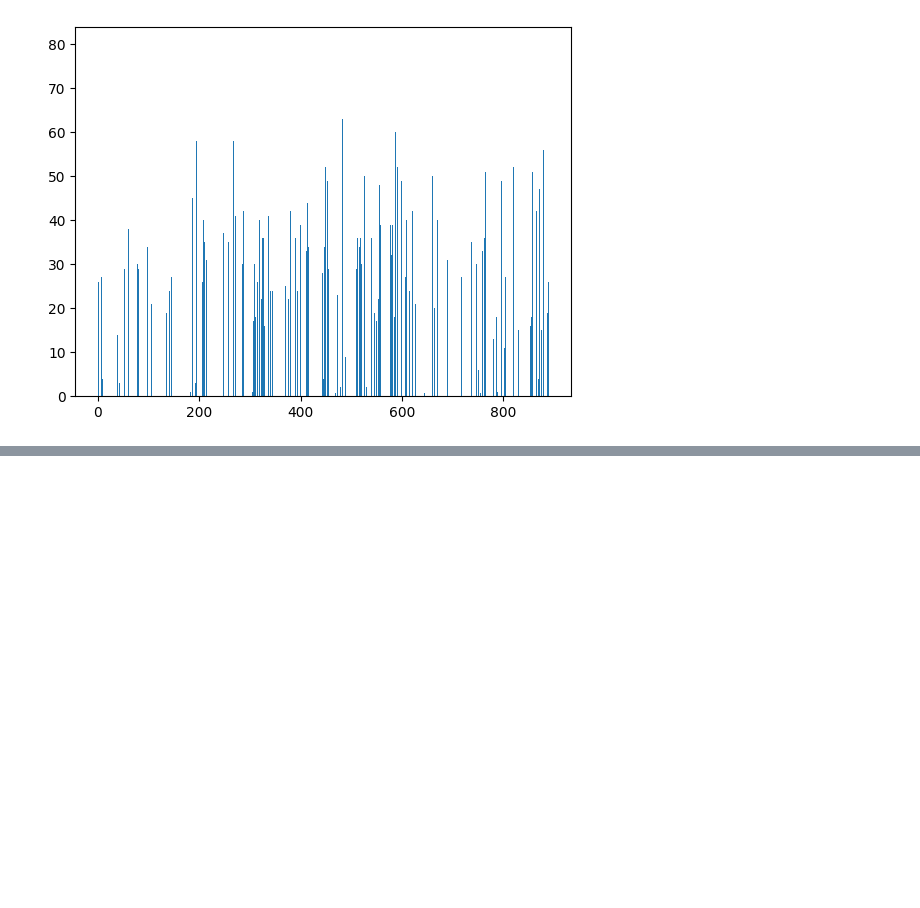
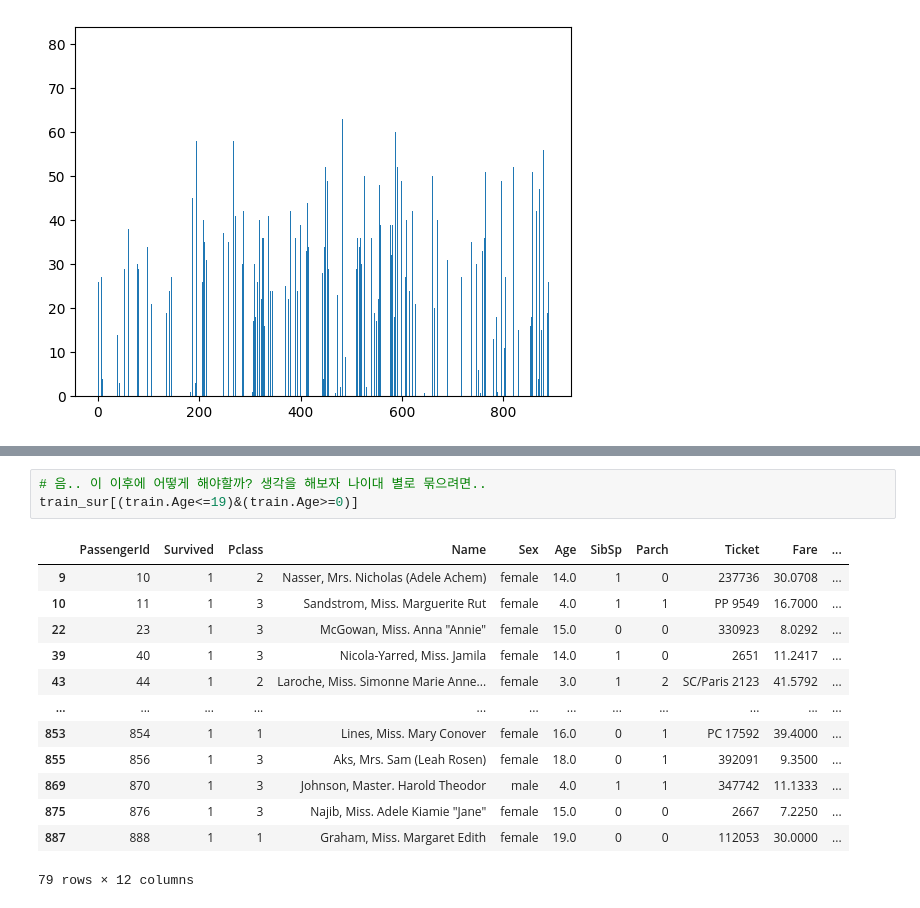
Before and after one commit to hartkim/python_practice, a Jupyter notebook: kaggle/titanic.ipynb, the cells around one changed output, grey strips where cells are left out. Saved outputs shown, nothing was run; the diff lists cells and outputs as text; blank space fills up the shorter version.

```diff
--- a/kaggle/titanic.ipynb
+++ b/kaggle/titanic.ipynb
@@ -174,0 +214,17 @@ plt.bar(train_sur.Age.index,train_sur.Age.values)
+# %%
+# 음.. 이 이후에 어떻게 해야할까? 생각을 해보자 나이대 별로 묶으려면..
+train_sur[(train.Age<=19)&(train.Age>=0)]
+# %% [output]
+|  | PassengerId | Survived | Pclass | Name | Sex | Age | SibSp | Parch | Ticket | Fare | ... |
+| 9 | 10 | 1 | 2 | Nasser, Mrs. Nicholas (Adele Achem) | female | 14.0 | 1 | 0 | 237736 | 30.0708 | ... |
+| 10 | 11 | 1 | 3 | Sandstrom, Miss. Marguerite Rut | female | 4.0 | 1 | 1 | PP 9549 | 16.7000 | ... |
+| 22 | 23 | 1 | 3 | McGowan, Miss. Anna "Annie" | female | 15.0 | 0 | 0 | 330923 | 8.0292 | ... |
+| 39 | 40 | 1 | 3 | Nicola-Yarred, Miss. Jamila | female | 14.0 | 1 | 0 | 2651 | 11.2417 | ... |
+| 43 | 44 | 1 | 2 | Laroche, Miss. Simonne Marie Anne... | female | 3.0 | 1 | 2 | SC/Paris 2123 | 41.5792 | ... |
+| ... | ... | ... | ... | ... | ... | ... | ... | ... | ... | ... | ... |
+| 853 | 854 | 1 | 1 | Lines, Miss. Mary Conover | female | 16.0 | 0 | 1 | PC 17592 | 39.4000 | ... |
+| 855 | 856 | 1 | 3 | Aks, Mrs. Sam (Leah Rosen) | female | 18.0 | 0 | 1 | 392091 | 9.3500 | ... |
+| 869 | 870 | 1 | 3 | Johnson, Master. Harold Theodor | male | 4.0 | 1 | 1 | 347742 | 11.1333 | ... |
+| 875 | 876 | 1 | 3 | Najib, Miss. Adele Kiamie "Jane" | female | 15.0 | 0 | 0 | 2667 | 7.2250 | ... |
+| 887 | 888 | 1 | 1 | Graham, Miss. Margaret Edith | female | 19.0 | 0 | 0 | 112053 | 30.0000 | ... |
+79 rows × 12 columns
```
Also changed, not shown: parts of 4 cells of this notebook, 4 other files.
